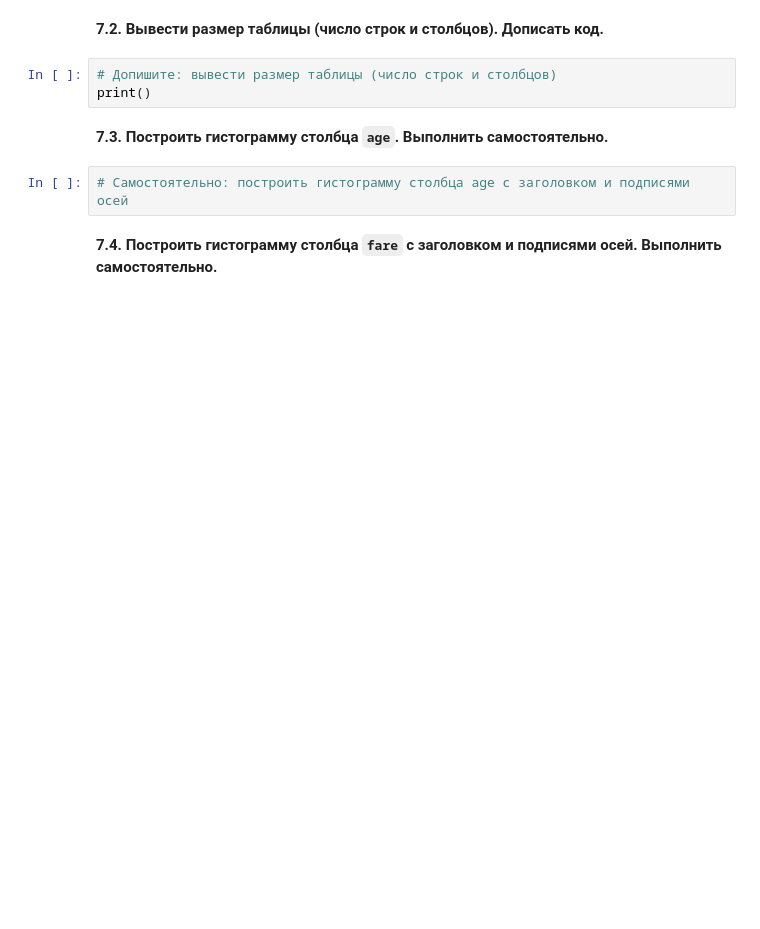
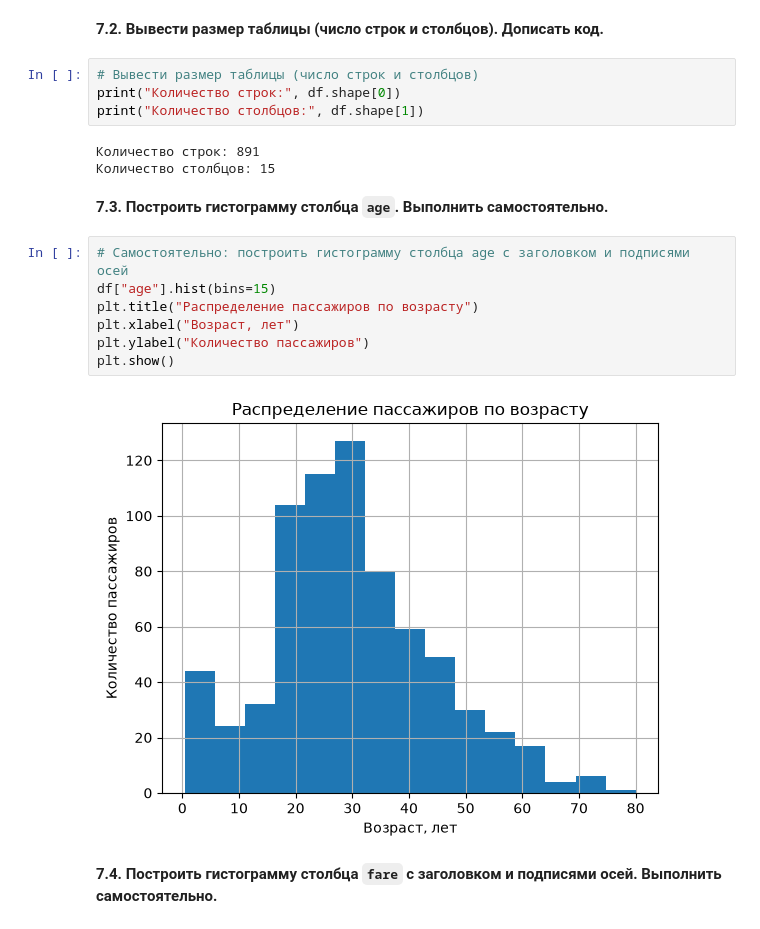
Before and after one commit to Taras156/introduction-to-ai, a Jupyter notebook: lab1/notebooks/lab1.ipynb, the cells around one changed output. Cells and saved outputs as stored; diff of their text form; blank space fills up the shorter version.

```diff
--- a/lab1/notebooks/lab1.ipynb
+++ b/lab1/notebooks/lab1.ipynb
@@ -737,12 +832,23 @@ df.head()
 # %% [markdown]
 **7.2. Вывести размер таблицы (число строк и столбцов). Дописать код.**
 # %%
-# Допишите: вывести размер таблицы (число строк и столбцов)
-print()
+# Вывести размер таблицы (число строк и столбцов)
+print("Количество строк:", df.shape[0])
+print("Количество столбцов:", df.shape[1])
+# %% [output]
+Количество строк: 891
+Количество столбцов: 15
 # %% [markdown]
 **7.3. Построить гистограмму столбца `age`. Выполнить самостоятельно.**
 # %%
 # Самостоятельно: построить гистограмму столбца age с заголовком и подписями осей
+df["age"].hist(bins=15)
+plt.title("Распределение пассажиров по возрасту")
+plt.xlabel("Возраст, лет")
+plt.ylabel("Количество пассажиров")
+plt.show()
+# %% [output]
+[figure, added]
 # %% [markdown]
 **7.4. Построить гистограмму столбца `fare` с заголовком и подписями осей. Выполнить самостоятельно.**
 # %%
```
Also changed, not shown: parts of 30 cells of this notebook, 1 other file.
